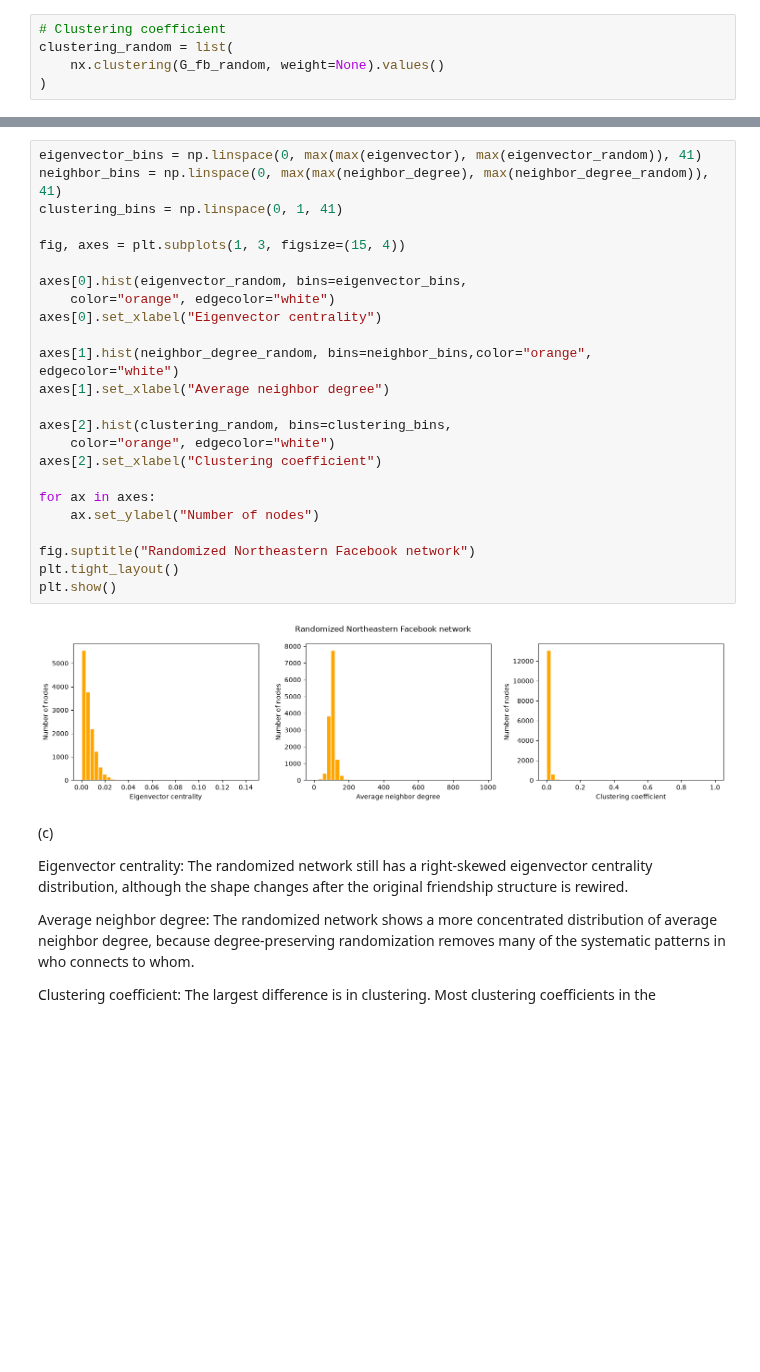
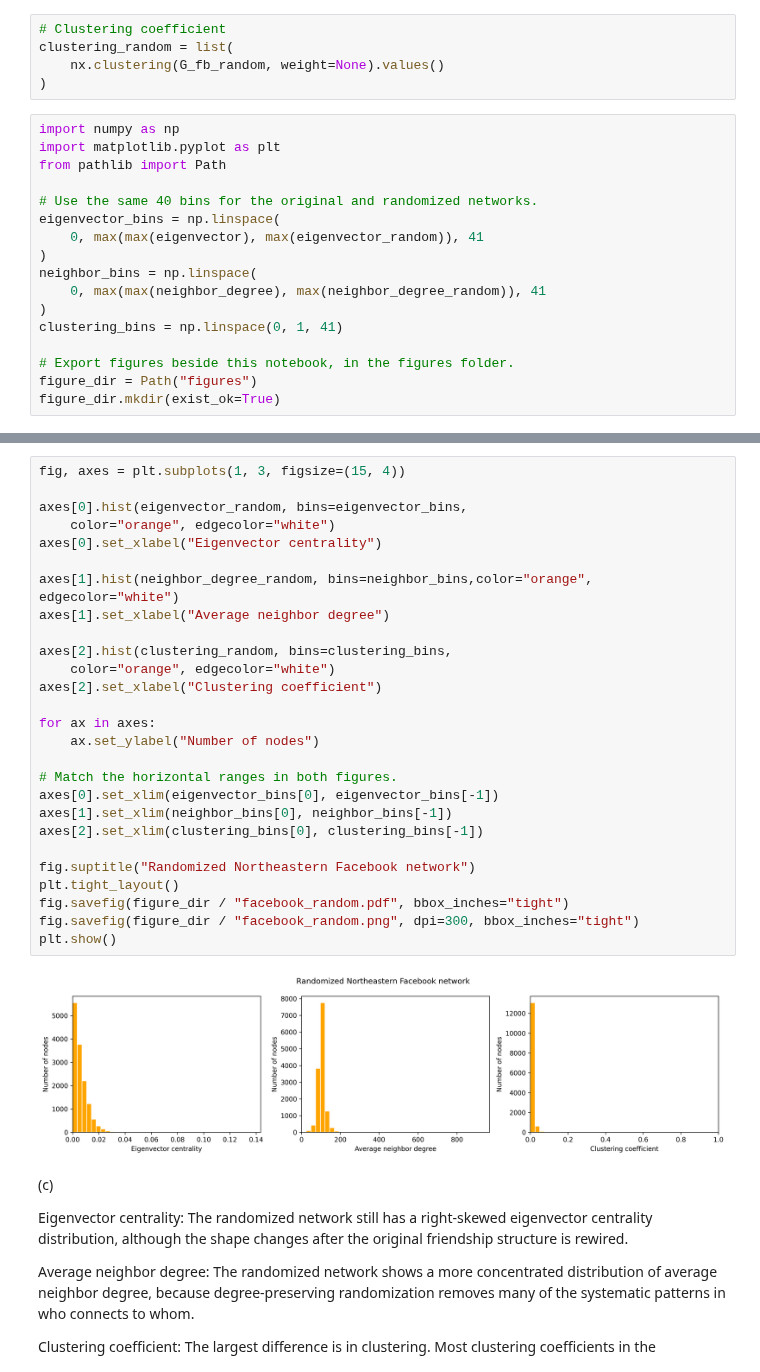
Before and after one commit to jiaao-yu/nets7052_fa26, a Jupyter notebook: assignments/assignment01.ipynb, the cells around one changed output, grey strips where cells are left out. Drawn from its saved outputs; the diff is of its cells as text; blank space fills up the shorter version.

```diff
--- a/assignments/assignment01.ipynb
+++ b/assignments/assignment01.ipynb
@@ -1124,3 +1098,20 @@ neighbor_degree_random = list( nx.average_neighbor_degree(G_fb_random).values())
 clustering_random = list(
     nx.clustering(G_fb_random, weight=None).values()
 )
+# %%
+import numpy as np
+import matplotlib.pyplot as plt
+from pathlib import Path
+
+# Use the same 40 bins for the original and randomized networks.
+eigenvector_bins = np.linspace(
+    0, max(max(eigenvector), max(eigenvector_random)), 41
+)
+neighbor_bins = np.linspace(
+    0, max(max(neighbor_degree), max(neighbor_degree_random)), 41
+)
+clustering_bins = np.linspace(0, 1, 41)
+
+# Export figures beside this notebook, in the figures folder.
+figure_dir = Path("figures")
+figure_dir.mkdir(exist_ok=True)
@@ -1127,29 +1145,32 @@ clustering_random = list(
 # %%
-eigenvector_bins = np.linspace(0, max(max(eigenvector), max(eigenvector_random)), 41)
-neighbor_bins = np.linspace(0, max(max(neighbor_degree), max(neighbor_degree_random)), 41)
-clustering_bins = np.linspace(0, 1, 41)
-
 fig, axes = plt.subplots(1, 3, figsize=(15, 4))
 
 axes[0].hist(eigenvector_random, bins=eigenvector_bins,
     color="orange", edgecolor="white")
 axes[0].set_xlabel("Eigenvector centrality")
 
 axes[1].hist(neighbor_degree_random, bins=neighbor_bins,color="orange", edgecolor="white")
 axes[1].set_xlabel("Average neighbor degree")
 
 axes[2].hist(clustering_random, bins=clustering_bins,
     color="orange", edgecolor="white")
 axes[2].set_xlabel("Clustering coefficient")
 
 for ax in axes:
     ax.set_ylabel("Number of nodes")
 
+# Match the horizontal ranges in both figures.
+axes[0].set_xlim(eigenvector_bins[0], eigenvector_bins[-1])
+axes[1].set_xlim(neighbor_bins[0], neighbor_bins[-1])
+axes[2].set_xlim(clustering_bins[0], clustering_bins[-1])
+
 fig.suptitle("Randomized Northeastern Facebook network")
 plt.tight_layout()
+fig.savefig(figure_dir / "facebook_random.pdf", bbox_inches="tight")
+fig.savefig(figure_dir / "facebook_random.png", dpi=300, bbox_inches="tight")
 plt.show()
 # %% [output]
-[figure, old version]
+[figure, new version]
 # %% [markdown]
 (c)
 
```
Also changed, not shown: parts of 2 cells of this notebook.
